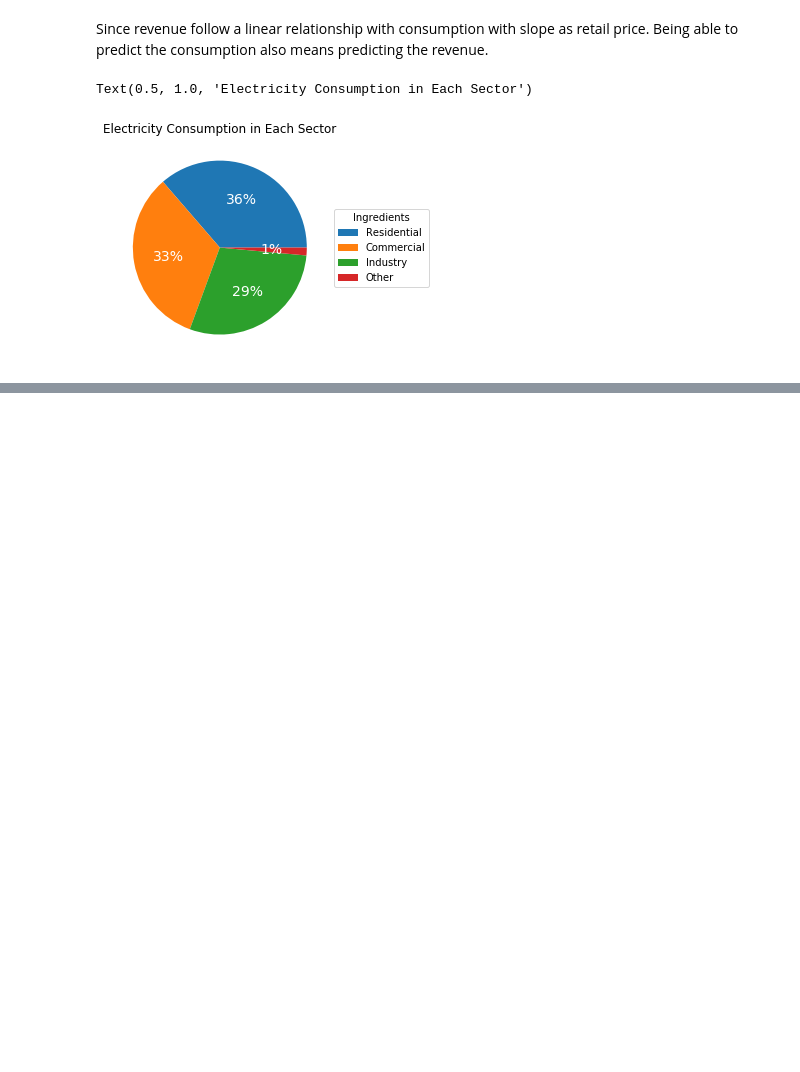
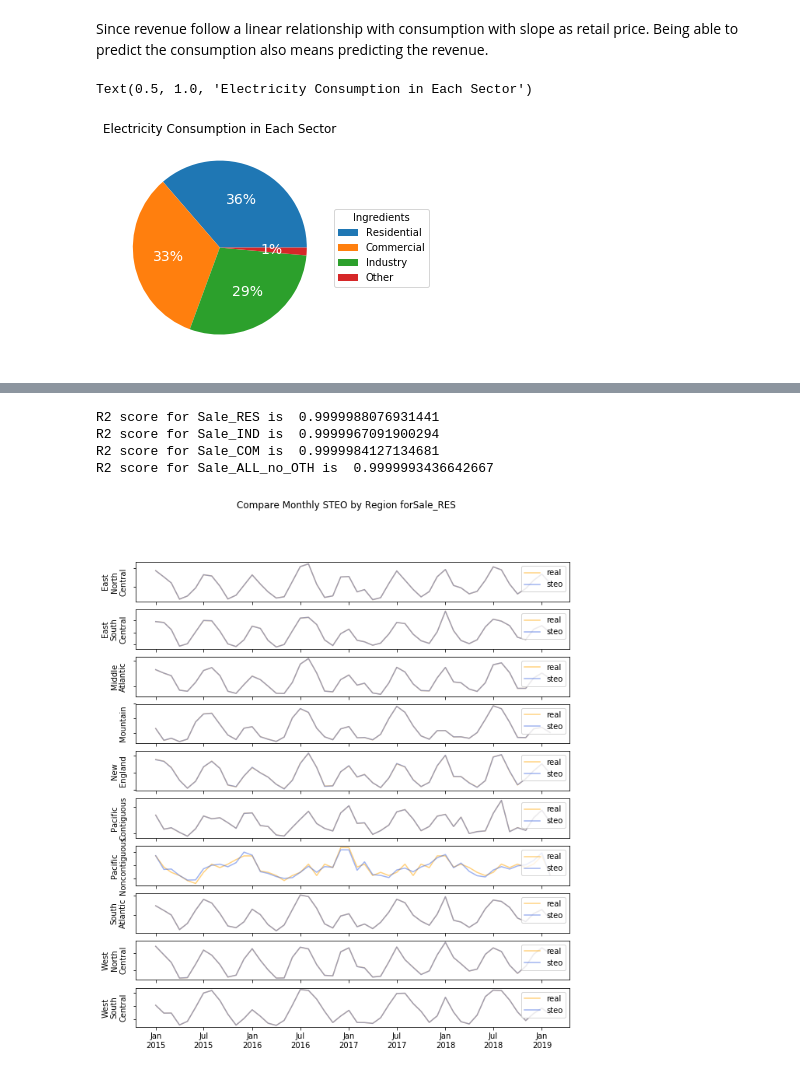
Before and after one commit to worasom/energy_sale_rev, a Jupyter notebook: EPA_energy_data.ipynb, the cells around one changed output, grey strips where cells are left out. Drawn from its saved outputs; the diff is of its cells as text; code cells hidden in the pictures; blank space fills up the shorter version.

```diff
--- a/EPA_energy_data.ipynb
+++ b/EPA_energy_data.ipynb
@@ -212,0 +307,5 @@ plt.tight_layout()
+# %%
+steo = pd.read_csv(cleanfolder+'steo.csv')
+steo['Regions'] = steo['Regions'].astype('category')
+steo['Year-Month'] = pd.to_datetime(steo['Year-Month'])
+steo.head()
@@ -212,0 +319,39 @@ plt.tight_layout()
+# %%
+def compare_steo(col):
+    '''plot steo and actual consumption for a particular sector by region
+       return the total r2_score
+    '''
+    compare = steo[['Regions','Year-Month',col]]
+    data = combine.reset_index()[['Regions','Year-Month',col]].groupby(['Regions','Year-Month'],as_index=False).sum()
+    # merge actual consumption and prediction
+    compare = compare.merge(data, on =['Regions','Year-Month'],suffixes = ('_steo', '_real'))
+    r2 = r2_score(compare[col+'_real'].values,compare[col+'_steo'].values)
+    print(f'R2 score for {col} is ', r2)
+    compare.set_index('Year-Month',inplace=True)
+
+    fig, ax = plt.subplots(compare['Regions'].nunique(),1,figsize=(10,11),sharex=True)
+
+    for i, region in enumerate(compare['Regions'].unique()):
+        temp = compare[compare['Regions']==region]
+        ax[i].plot(temp[col+'_steo'],c='orange',alpha=0.5)
+        ax[i].plot(temp[col+'_real'],c='royalblue',alpha=0.5)
+        ax[i].legend(['real','steo'], loc='upper right')
+        ax[i].axes.set_ylabel(region.replace(' ','\n'))
+        ax[i].axes.set_yticklabels([])
+
+    ax[-1].xaxis.set_major_formatter(mdates.DateFormatter("%b\n%Y"))
+    fig.suptitle('Compare Monthly STEO by Region for'+ col)
+    return r2
+# %%
+cols = ['Sale_RES','Sale_IND','Sale_COM','Sale_ALL_no_OTH']
+r2all = []
+
+for col in cols:
+    r2 = compare_steo(col)
+    r2all.append(r2)
+# %% [output]
+R2 score for Sale_RES is  0.9999988076931441
+R2 score for Sale_IND is  0.9999967091900294
+R2 score for Sale_COM is  0.9999984127134681
+R2 score for Sale_ALL_no_OTH is  0.9999993436642667
+[figure, added]
```
Also changed, not shown: parts of 91 cells of this notebook.
